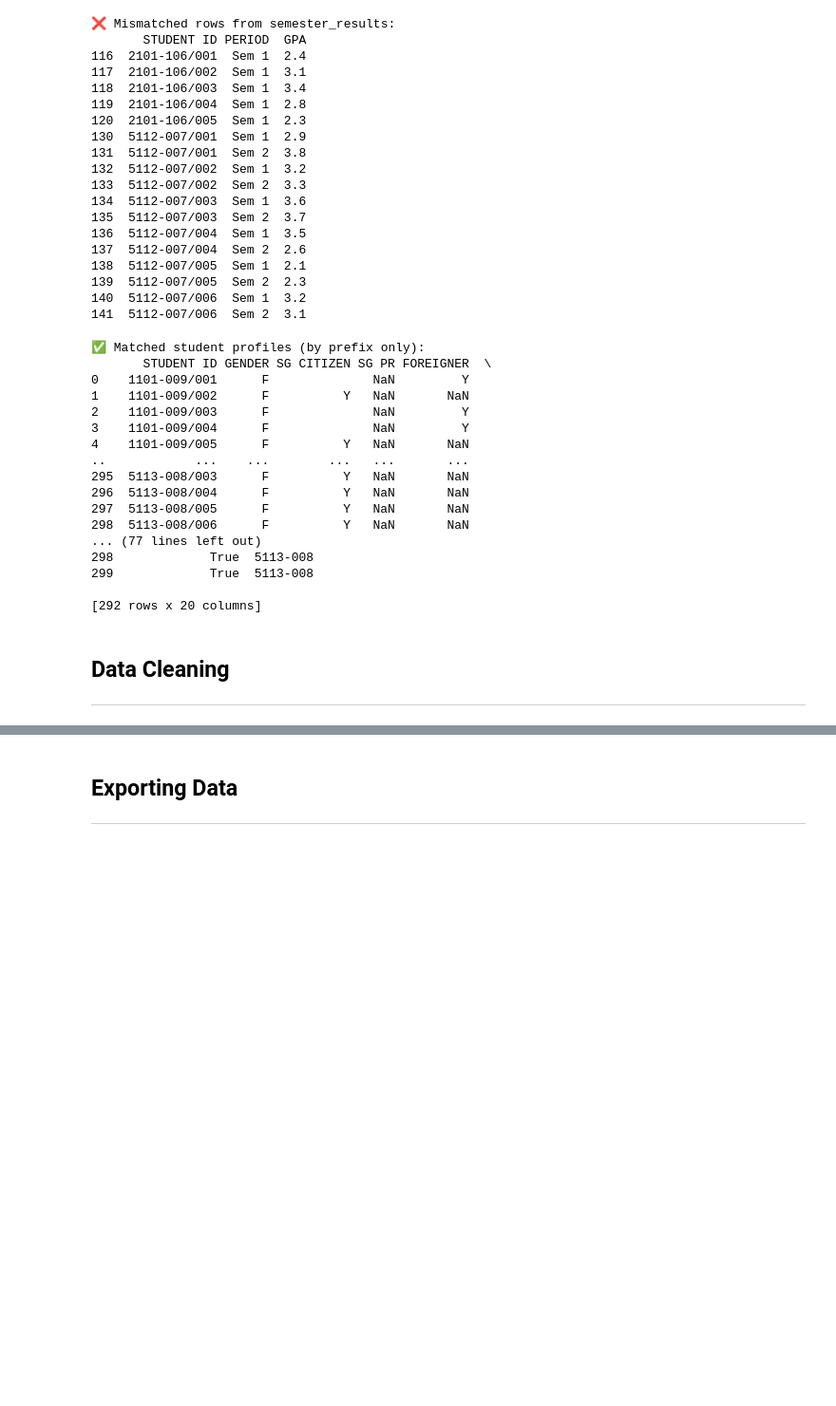
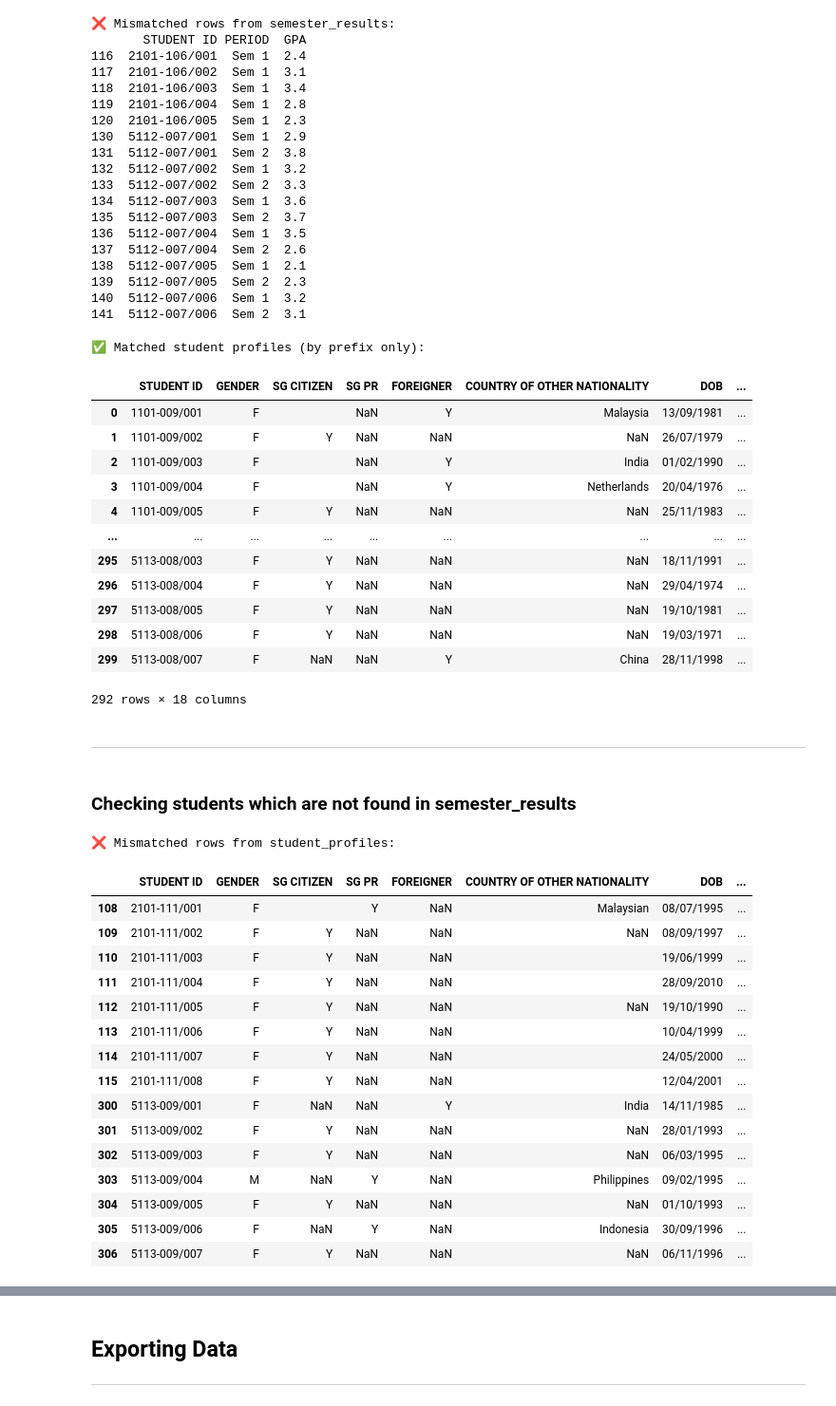
Before and after one commit to swamhtetg90/DAVI-CA2, a Jupyter notebook: data_cleaning.ipynb, the cells around one changed output, grey strips where cells are left out. Shown at 95% size. Saved outputs shown, nothing was run; the diff lists cells and outputs as text; code cells hidden in the pictures; blank space fills up the shorter version.

```diff
--- a/data_cleaning.ipynb
+++ b/data_cleaning.ipynb
@@ -196,6 +201,10 @@ print(mismatched_rows)
 140  5112-007/006  Sem 1  3.2
 141  5112-007/006  Sem 2  3.1
 # %%
+# From Ben, i dont think we should remove students which are not found in semester_results dataset as when i checked the data,
+# i found out it is because they just started the course so it could be useful for finding out no of intake over time
+# Look Below
+
 import pandas as pd
 
 # Extract all unique prefixes from semester_results
@@ -204,29 +213,60 @@ prefixes = set(semester_results['STUDENT ID'].str.extract(r'^(\d{4}-\d{3})')[0])
 # Filter student_profiles to include only rows whose STUDENT ID starts with one of the prefixes
 matched_profiles = student_profiles[
     student_profiles['STUDENT ID'].str.extract(r'^(\d{4}-\d{3})')[0].isin(prefixes)
-]
+].copy()
 
 # Display result
 print("✅ Matched student profiles (by prefix only):")
-print(matched_profiles)
+matched_profiles
 # %% [output]
 ✅ Matched student profiles (by prefix only):
-       STUDENT ID GENDER SG CITIZEN SG PR FOREIGNER  \
-0    1101-009/001      F              NaN         Y
-1    1101-009/002      F          Y   NaN       NaN
-2    1101-009/003      F              NaN         Y
-3    1101-009/004      F              NaN         Y
-4    1101-009/005      F          Y   NaN       NaN
-..            ...    ...        ...   ...       ...
-295  5113-008/003      F          Y   NaN       NaN
-296  5113-008/004      F          Y   NaN       NaN
-297  5113-008/005      F          Y   NaN       NaN
-298  5113-008/006      F          Y   NaN       NaN
-... (77 lines left out)
-298             True  5113-008
-299             True  5113-008
-
-[292 rows x 20 columns]
+|  | STUDENT ID | GENDER | SG CITIZEN | SG PR | FOREIGNER | COUNTRY OF OTHER NATIONALITY | DOB | ... |
+| 0 | 1101-009/001 | F |  | NaN | Y | Malaysia | 13/09/1981 | ... |
+| 1 | 1101-009/002 | F | Y | NaN | NaN | NaN | 26/07/1979 | ... |
+| 2 | 1101-009/003 | F |  | NaN | Y | India | 01/02/1990 | ... |
+| 3 | 1101-009/004 | F |  | NaN | Y | Netherlands | 20/04/1976 | ... |
+| 4 | 1101-009/005 | F | Y | NaN | NaN | NaN | 25/11/1983 | ... |
+| ... | ... | ... | ... | ... | ... | ... | ... | ... |
+| 295 | 5113-008/003 | F | Y | NaN | NaN | NaN | 18/11/1991 | ... |
+| 296 | 5113-008/004 | F | Y | NaN | NaN | NaN | 29/04/1974 | ... |
+| 297 | 5113-008/005 | F | Y | NaN | NaN | NaN | 19/10/1981 | ... |
+| 298 | 5113-008/006 | F | Y | NaN | NaN | NaN | 19/03/1971 | ... |
+| 299 | 5113-008/007 | F | NaN | NaN | Y | China | 28/11/1998 | ... |
+292 rows × 18 columns
 # %% [markdown]
-## Data Cleaning
+
+
 ---
+# %% [markdown]
+### Checking students which are not found in semester_results
+# %%
+# Get sets of Student IDs
+ids_profiles = set(student_profiles['STUDENT ID'].dropna().unique())
+ids_results = set(semester_results['STUDENT ID'].dropna().unique())
+
+# Find mismatched IDs (present in student_profiles but not in student_profiles)
+only_in_results =  ids_profiles - ids_results
+
+# Filter and print those rows from student_profiles
+mismatched_rows = student_profiles[student_profiles['STUDENT ID'].isin(only_in_results)]
+
+print("❌ Mismatched rows from student_profiles:")
+mismatched_rows.head(20)
+# %% [output]
+❌ Mismatched rows from student_profiles:
+|  | STUDENT ID | GENDER | SG CITIZEN | SG PR | FOREIGNER | COUNTRY OF OTHER NATIONALITY | DOB | ... |
+| 108 | 2101-111/001 | F |  | Y | NaN | Malaysian | 08/07/1995 | ... |
+| 109 | 2101-111/002 | F | Y | NaN | NaN | NaN | 08/09/1997 | ... |
+| 110 | 2101-111/003 | F | Y | NaN | NaN |  | 19/06/1999 | ... |
+| 111 | 2101-111/004 | F | Y | NaN | NaN |  | 28/09/2010 | ... |
+| 112 | 2101-111/005 | F | Y | NaN | NaN | NaN | 19/10/1990 | ... |
+| 113 | 2101-111/006 | F | Y | NaN | NaN |  | 10/04/1999 | ... |
+| 114 | 2101-111/007 | F | Y | NaN | NaN |  | 24/05/2000 | ... |
+| 115 | 2101-111/008 | F | Y | NaN | NaN |  | 12/04/2001 | ... |
+| 300 | 5113-009/001 | F | NaN | NaN | Y | India | 14/11/1985 | ... |
+| 301 | 5113-009/002 | F | Y | NaN | NaN | NaN | 28/01/1993 | ... |
+| 302 | 5113-009/003 | F | Y | NaN | NaN | NaN | 06/03/1995 | ... |
+| 303 | 5113-009/004 | M | NaN | Y | NaN | Philippines | 09/02/1995 | ... |
+| 304 | 5113-009/005 | F | Y | NaN | NaN | NaN | 01/10/1993 | ... |
+| 305 | 5113-009/006 | F | NaN | Y | NaN | Indonesia | 30/09/1996 | ... |
+| 306 | 5113-009/007 | F | Y | NaN | NaN | NaN | 06/11/1996 | ... |
```
Also changed, not shown: parts of 27 cells of this notebook.
